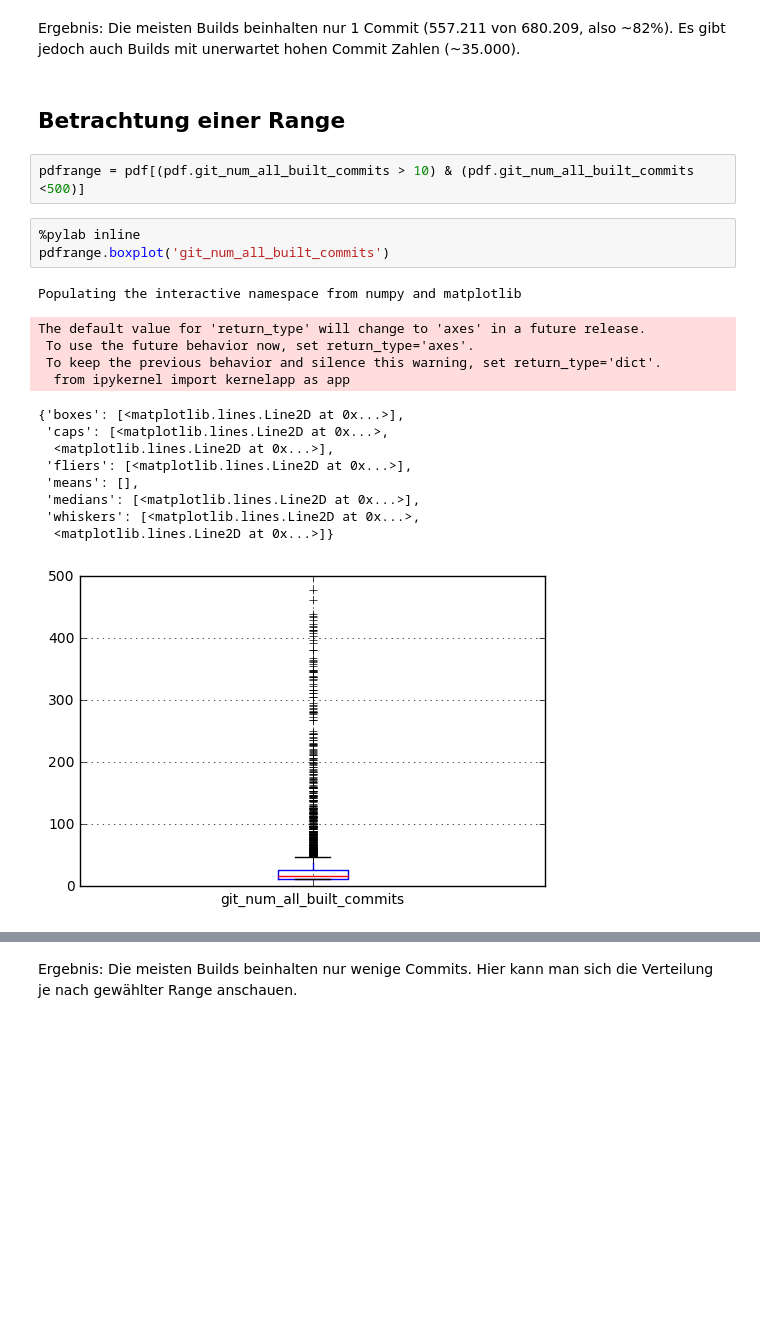
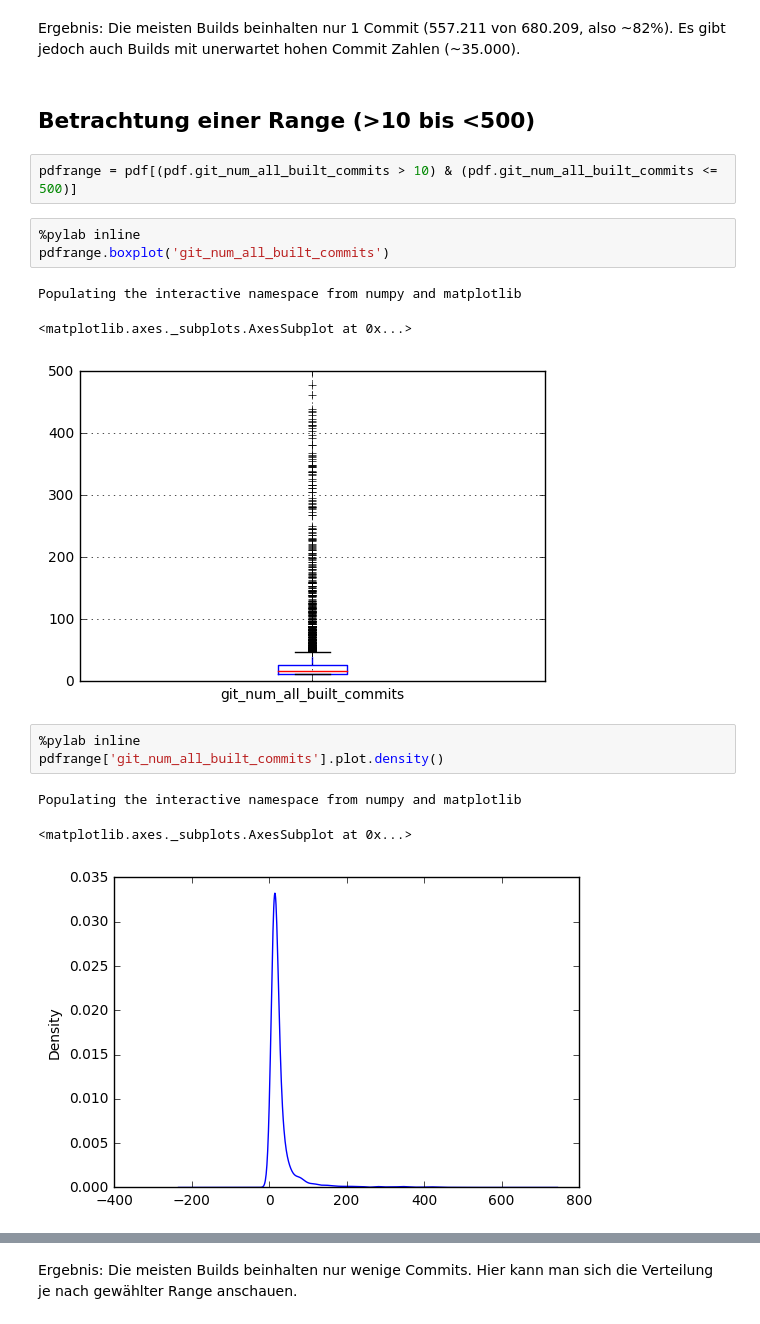
Before and after one commit to DLR-SC/Hackathon, a Jupyter notebook: chaosProject/CommitsProBuild.ipynb, the cells around one changed output, grey strips where cells are left out. Drawn from its saved outputs; the diff is of its cells as text; blank space fills up the shorter version.

```diff
--- a/chaosProject/CommitsProBuild.ipynb
+++ b/chaosProject/CommitsProBuild.ipynb
@@ -43,24 +63,20 @@ float(557211)/680209*100
 # %% [markdown]
 Ergebnis: Die meisten Builds beinhalten nur 1 Commit (557.211 von 680.209, also ~82%). Es gibt jedoch auch Builds mit unerwartet hohen Commit Zahlen (~35.000).
 # %% [markdown]
-## Betrachtung einer Range
+## Betrachtung einer Range (>10 bis <500)
 # %%
-pdfrange = pdf[(pdf.git_num_all_built_commits > 10) & (pdf.git_num_all_built_commits <500)]
+pdfrange = pdf[(pdf.git_num_all_built_commits > 10) & (pdf.git_num_all_built_commits <= 500)]
 # %%
 %pylab inline
 pdfrange.boxplot('git_num_all_built_commits')
 # %% [output]
 Populating the interactive namespace from numpy and matplotlib
-The default value for 'return_type' will change to 'axes' in a future release.
- To use the future behavior now, set return_type='axes'.
- To keep the previous behavior and silence this warning, set return_type='dict'.
-  from ipykernel import kernelapp as app
+<matplotlib.axes._subplots.AxesSubplot at 0x...>
-{'boxes': [<matplotlib.lines.Line2D at 0x...>],
- 'caps': [<matplotlib.lines.Line2D at 0x...>,
-  <matplotlib.lines.Line2D at 0x...>],
- 'fliers': [<matplotlib.lines.Line2D at 0x...>],
- 'means': [],
- 'medians': [<matplotlib.lines.Line2D at 0x...>],
- 'whiskers': [<matplotlib.lines.Line2D at 0x...>,
-  <matplotlib.lines.Line2D at 0x...>]}
-[figure, old version]
+[figure, new version]
+# %%
+%pylab inline
+pdfrange['git_num_all_built_commits'].plot.density()
+# %% [output]
+Populating the interactive namespace from numpy and matplotlib
+<matplotlib.axes._subplots.AxesSubplot at 0x...>
+[figure, added]
```
Also changed, not shown: parts of 6 cells of this notebook, 1 other file.
